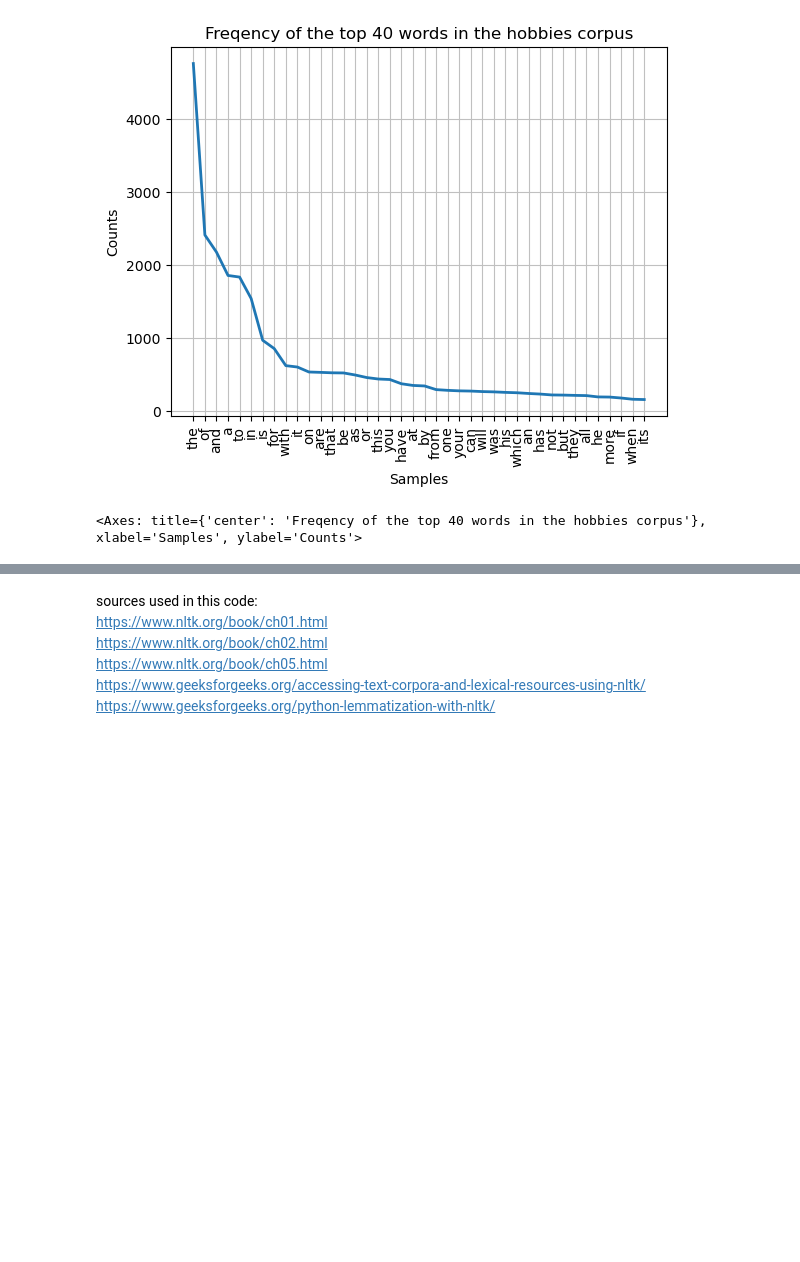
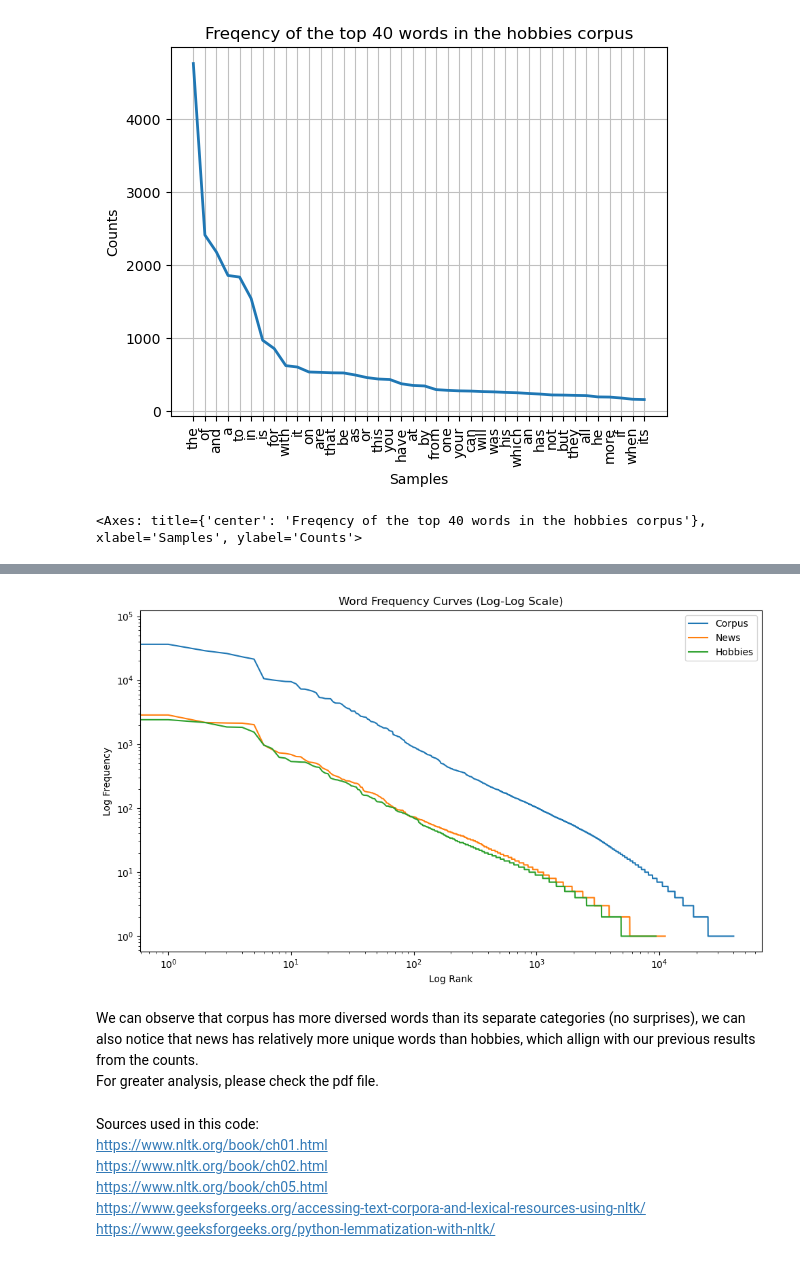
Before and after one commit to clarafayyad/NLP_A2, a Jupyter notebook: problem1.ipynb, the cells around one changed output, grey strips where cells are left out. Drawn from its saved outputs; the diff is of its cells as text; code cells hidden in the pictures; blank space fills up the shorter version.

```diff
--- a/problem1.ipynb
+++ b/problem1.ipynb
@@ -174,5 +245,23 @@ fwords_hobbies.plot(40, title='Freqency of the top 40 words in the hobbies corpu
+# %%
+#plot the frequencies, where x-axis is the rank of the word and y-axis is the frequency
+#logarithmic scale
+plt.figure(figsize=(10, 6))
+plt.loglog(freqs_corpus, label='Corpus')
+plt.loglog(freqs_news, label='News')
+plt.loglog(freqs_hobbies, label='Hobbies')
+plt.title('Word Frequency Curves (Log-Log Scale)')
+plt.xlabel('Log Rank')
+plt.ylabel('Log Frequency')
+plt.legend()
+plt.tight_layout()
+plt.show()
+# %% [output]
+[figure, added]
+# %% [markdown]
+We can observe that corpus has more diversed words than its separate categories (no surprises), we can also notice that news has relatively more unique words than hobbies, which allign with our previous results from the counts.
+For greater analysis, please check the pdf file.
 # %% [markdown]
-sources used in this code:
+Sources used in this code:
 https://www.nltk.org/book/ch01.html
 https://www.nltk.org/book/ch02.html
 https://www.nltk.org/book/ch05.html
```
Also changed, not shown: parts of 21 cells of this notebook.
